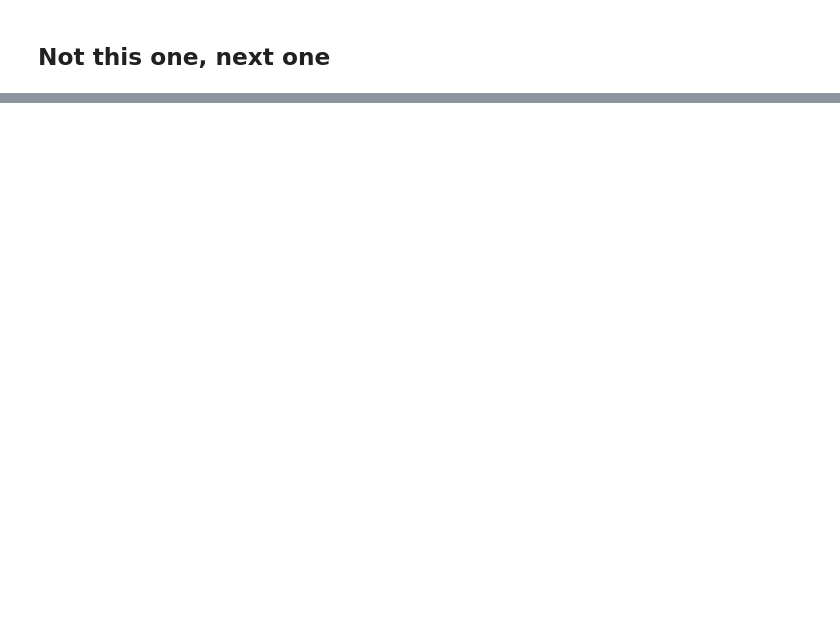
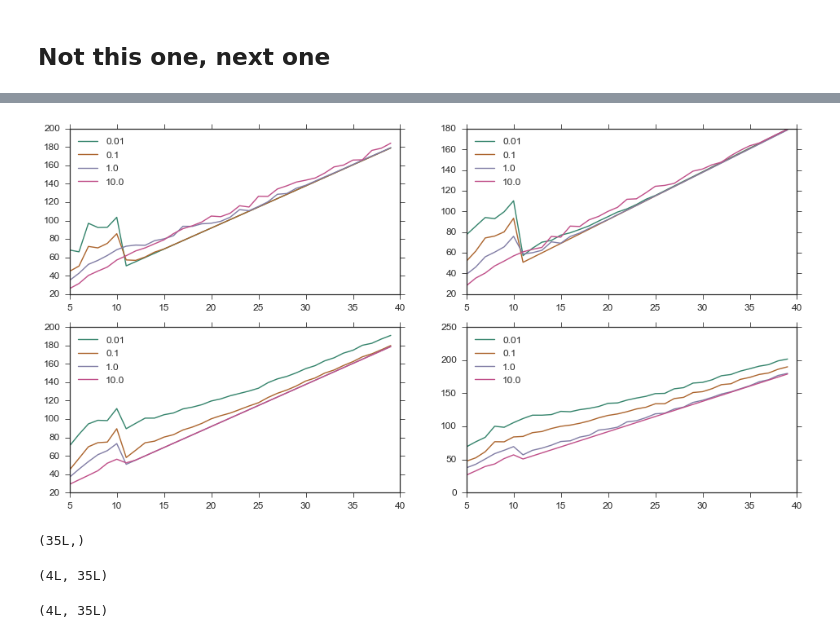
Before and after one commit to DesignInformaticsLab/EcoRacer2016, a Jupyter notebook: simulation_study/Plot_Likelihood.ipynb, the cells around one changed output, grey strips where cells are left out. Drawn from its saved outputs; the diff is of its cells as text; code cells hidden in the pictures; blank space fills up the shorter version.

```diff
--- a/simulation_study/Plot_Likelihood.ipynb
+++ b/simulation_study/Plot_Likelihood.ipynb
@@ -475,2 +486,21 @@ sns.factorplot(data=df, x='no_obsv', y='min_L', hue='lambda', row='true_lam',
+# %%
+l_ego_all = np.zeros((4,35))
+
+f, axes = plt.subplots(nrows=2, ncols=2, figsize=(16,8))
+for lam_no, ax in enumerate(axes.flatten()):
+
+    for no_iters in tnrange(5,40, desc='observation no loop'):
+#         mins_df = pd.DataFrame(index=np.arange(30),columns=names)
+#         no_iters = 20
+        true_lam = lam_no
+        l_ego = get_Ls(names[true_lam], no_iters)[1:]
+#         print l_ego.shape
+        l_ego_all[:,no_iters-5] = l_ego.min(axis=0)
+    ax.plot(range(5,40),l_ego_all.T)
+#     ax.plot(np.add(all_p.mean(axis=0).T, l_ego_all).T)
+    ax.legend(names, loc=0)
+#     ax.set_yscale('log')
+# %% [output]
+[figure, added]
 # %%
 df.to_csv('branin_likelihood_combined.csv')
@@ -478,0 +507,12 @@ For
+# %%
+all_p.mean(axis=0).shape
+# %% [output]
+(35L,)
+# %%
+l_ego_all.shape
+# %% [output]
+(4L, 35L)
+# %%
+np.add(all_p.mean(axis=0).T, l_ego_all).shape
+# %% [output]
+(4L, 35L)
```
Also changed, not shown: parts of 13 cells of this notebook.
